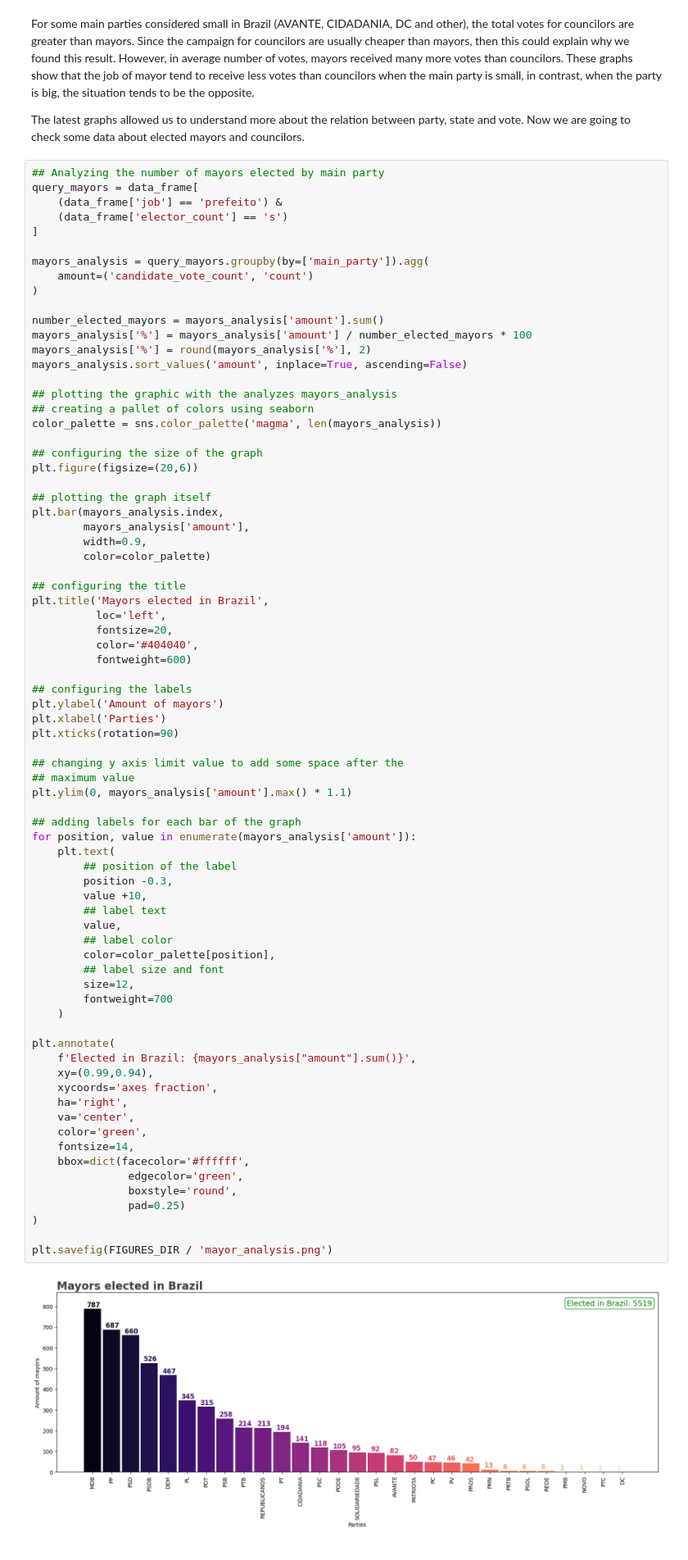
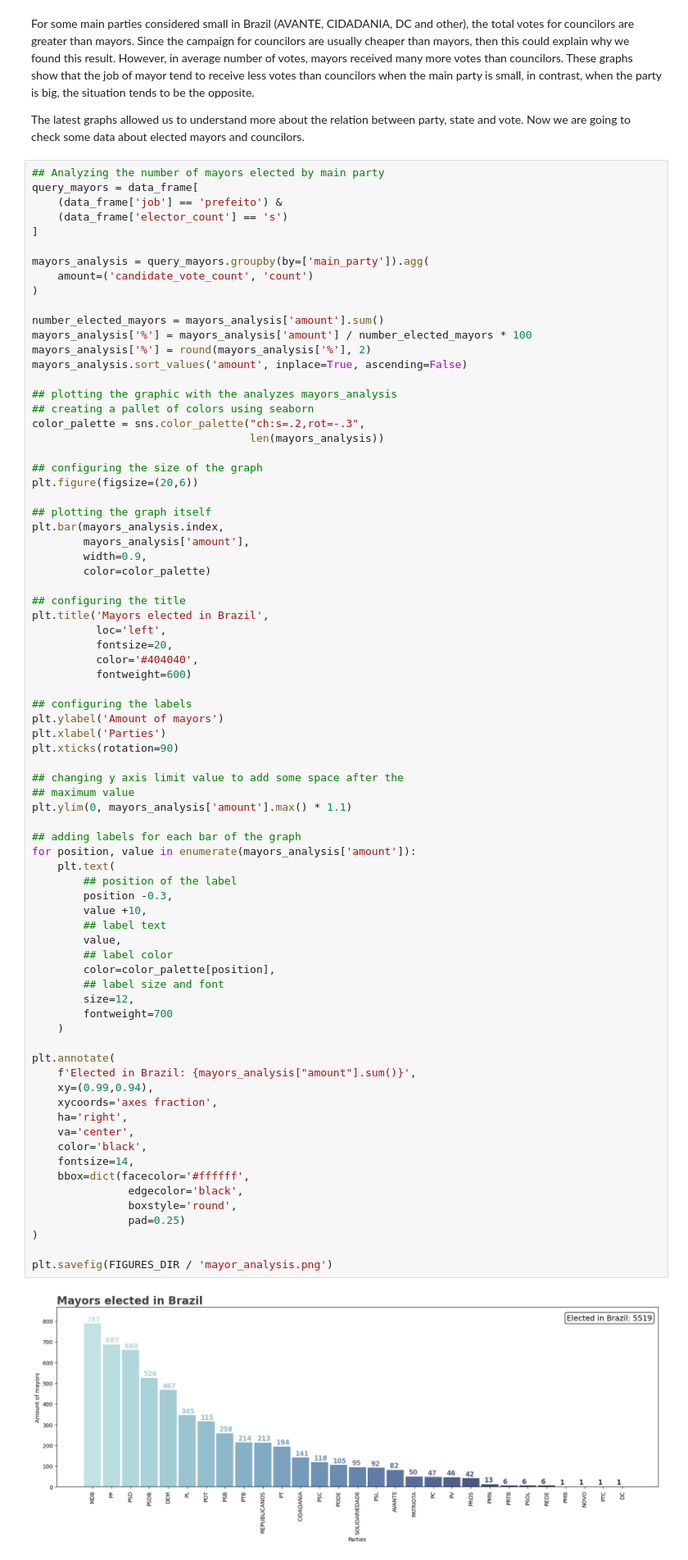
Before and after one commit to gasobral/data-science, a Jupyter notebook: brazilian_elections/notebooks/data_analysis.ipynb, the cells around one changed output. Shown at 82% size. Saved outputs shown, nothing was run; the diff lists cells and outputs as text.

Commit message:
Made a better color option for the graphs

```diff
--- a/brazilian_elections/notebooks/data_analysis.ipynb
+++ b/brazilian_elections/notebooks/data_analysis.ipynb
@@ -684,7 +684,8 @@ mayors_analysis.sort_values('amount', inplace=True, ascending=False)
 
 ## plotting the graphic with the analyzes mayors_analysis
 ## creating a pallet of colors using seaborn
-color_palette = sns.color_palette('magma', len(mayors_analysis))
+color_palette = sns.color_palette("ch:s=.2,rot=-.3",
+                                  len(mayors_analysis))
 
 ## configuring the size of the graph
 plt.figure(figsize=(20,6))
@@ -713,36 +714,36 @@ plt.ylim(0, mayors_analysis['amount'].max() * 1.1)
 
 ## adding labels for each bar of the graph
 for position, value in enumerate(mayors_analysis['amount']):
     plt.text(
         ## position of the label
         position -0.3,
         value +10,
         ## label text
         value,
         ## label color
         color=color_palette[position],
         ## label size and font
         size=12,
         fontweight=700
     )
 
 plt.annotate(
     f'Elected in Brazil: {mayors_analysis["amount"].sum()}',
     xy=(0.99,0.94),
     xycoords='axes fraction',
     ha='right',
     va='center',
-    color='green',
+    color='black',
     fontsize=14,
     bbox=dict(facecolor='#ffffff',
-               edgecolor='green',
+               edgecolor='black',
                boxstyle='round',
                pad=0.25)
 )
 
 plt.savefig(FIGURES_DIR / 'mayor_analysis.png')
 # %% [output]
-[figure, old version]
+[figure, new version]
 # %%
 ## analyzing data for councilors
 query_councilors = data_frame[
```
Also changed, not shown: parts of 3 cells of this notebook.
